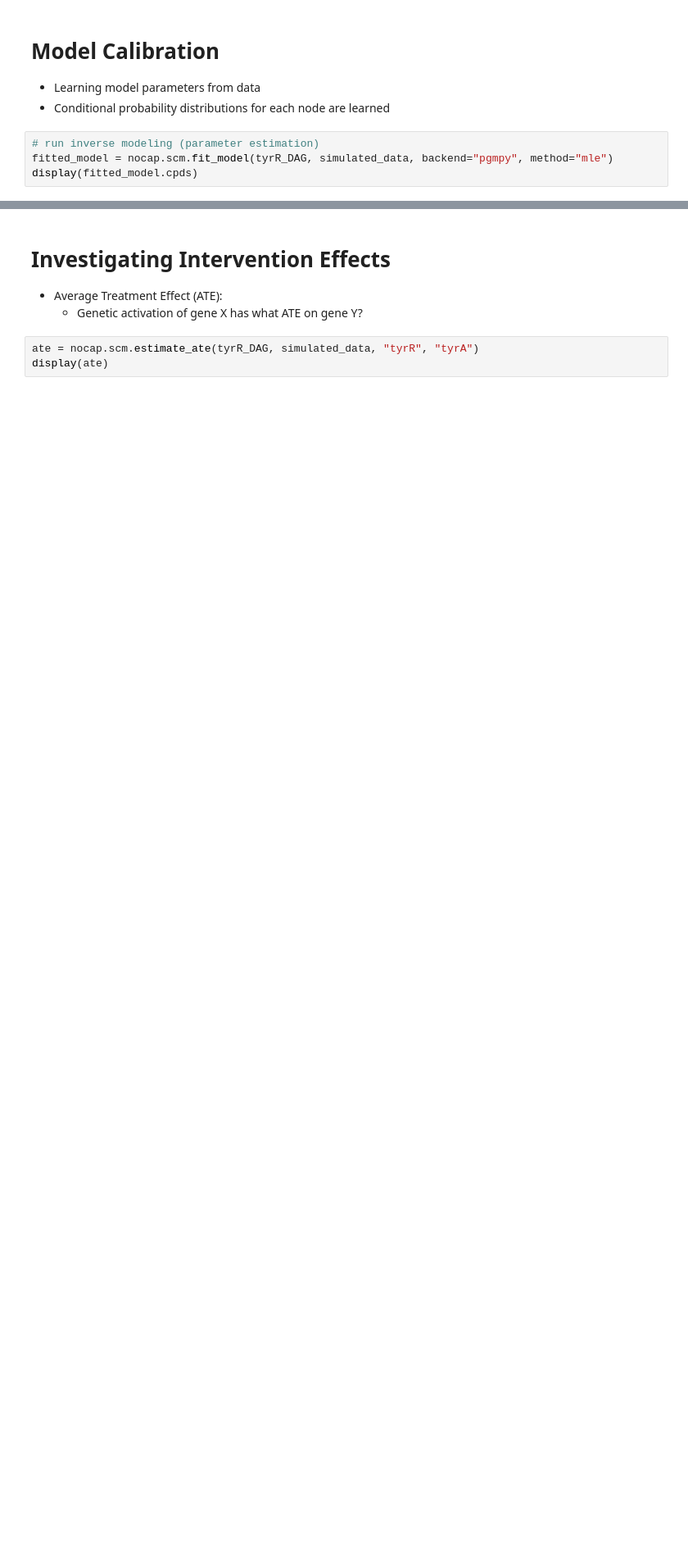
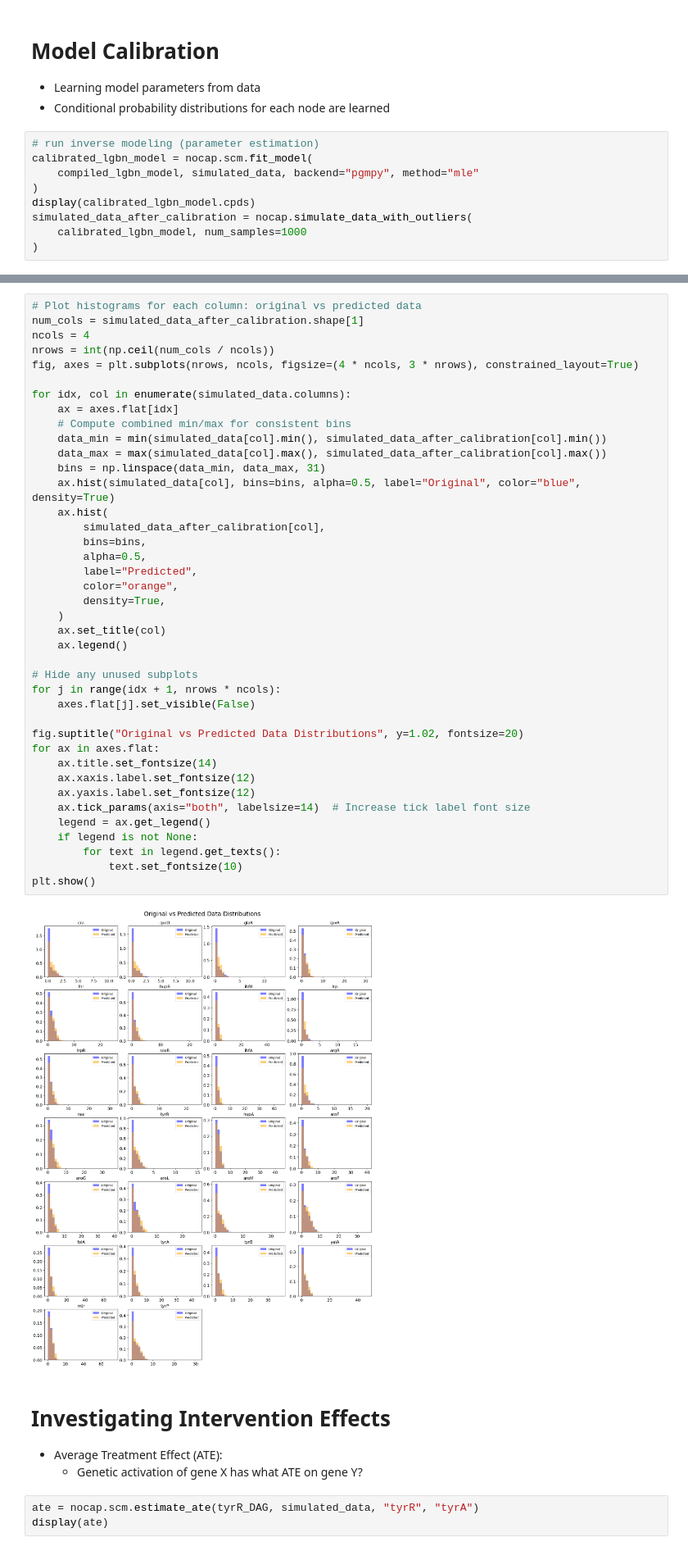
Before and after one commit to CRISPR-CARB/nocap, a Jupyter notebook: notebooks/causality_workshop_2025/nocap_tutorial.ipynb, the cells around one changed output, grey strips where cells are left out. Shown at 82% size. Saved outputs shown, nothing was run; the diff lists cells and outputs as text; blank space fills up the shorter version.

```diff
--- a/notebooks/causality_workshop_2025/nocap_tutorial.ipynb
+++ b/notebooks/causality_workshop_2025/nocap_tutorial.ipynb
@@ -110,6 +125,11 @@ plt.show()
 * Conditional probability distributions for each node are learned
 # %%
 # run inverse modeling (parameter estimation)
-fitted_model = nocap.scm.fit_model(tyrR_DAG, simulated_data, backend="pgmpy", method="mle")
-display(fitted_model.cpds)
+calibrated_lgbn_model = nocap.scm.fit_model(
+    compiled_lgbn_model, simulated_data, backend="pgmpy", method="mle"
+)
+display(calibrated_lgbn_model.cpds)
+simulated_data_after_calibration = nocap.simulate_data_with_outliers(
+    calibrated_lgbn_model, num_samples=1000
+)
 # %% [output]
@@ -150,3 +170,45 @@ WARNING:pgmpy:Replacing existing CPD for hupB
+# %%
+# Plot histograms for each column: original vs predicted data
+num_cols = simulated_data_after_calibration.shape[1]
+ncols = 4
+nrows = int(np.ceil(num_cols / ncols))
+fig, axes = plt.subplots(nrows, ncols, figsize=(4 * ncols, 3 * nrows), constrained_layout=True)
+
+for idx, col in enumerate(simulated_data.columns):
+    ax = axes.flat[idx]
+    # Compute combined min/max for consistent bins
+    data_min = min(simulated_data[col].min(), simulated_data_after_calibration[col].min())
+    data_max = max(simulated_data[col].max(), simulated_data_after_calibration[col].max())
+    bins = np.linspace(data_min, data_max, 31)
+    ax.hist(simulated_data[col], bins=bins, alpha=0.5, label="Original", color="blue", density=True)
+    ax.hist(
+        simulated_data_after_calibration[col],
+        bins=bins,
+        alpha=0.5,
+        label="Predicted",
+        color="orange",
+        density=True,
+    )
+    ax.set_title(col)
+    ax.legend()
+
+# Hide any unused subplots
+for j in range(idx + 1, nrows * ncols):
+    axes.flat[j].set_visible(False)
+
+fig.suptitle("Original vs Predicted Data Distributions", y=1.02, fontsize=20)
+for ax in axes.flat:
+    ax.title.set_fontsize(14)
+    ax.xaxis.label.set_fontsize(12)
+    ax.yaxis.label.set_fontsize(12)
+    ax.tick_params(axis="both", labelsize=14)  # Increase tick label font size
+    legend = ax.get_legend()
+    if legend is not None:
+        for text in legend.get_texts():
+            text.set_fontsize(10)
+plt.show()
+# %% [output]
+[figure, added]
 # %% [markdown]
 # Investigating Intervention Effects
 * Average Treatment Effect (ATE):
```
Also changed, not shown: parts of 7 cells of this notebook, 3 other files.
